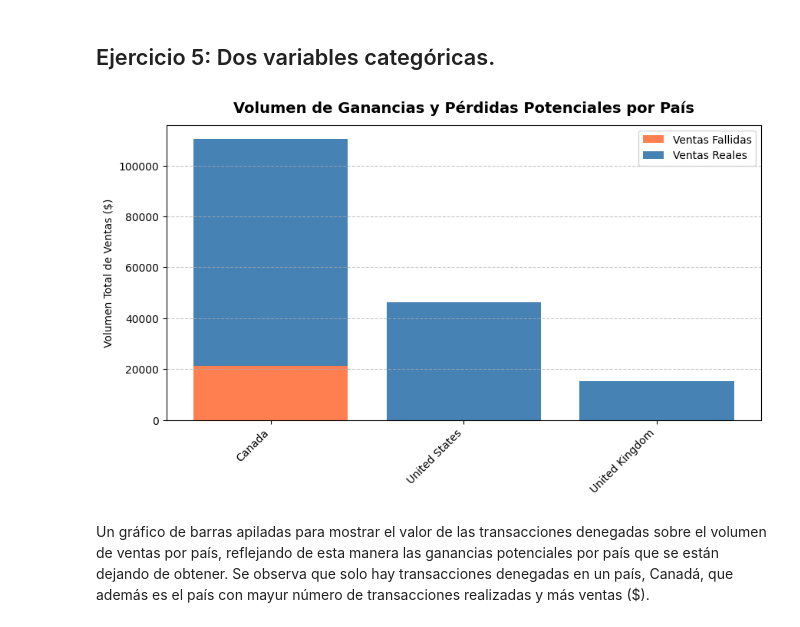
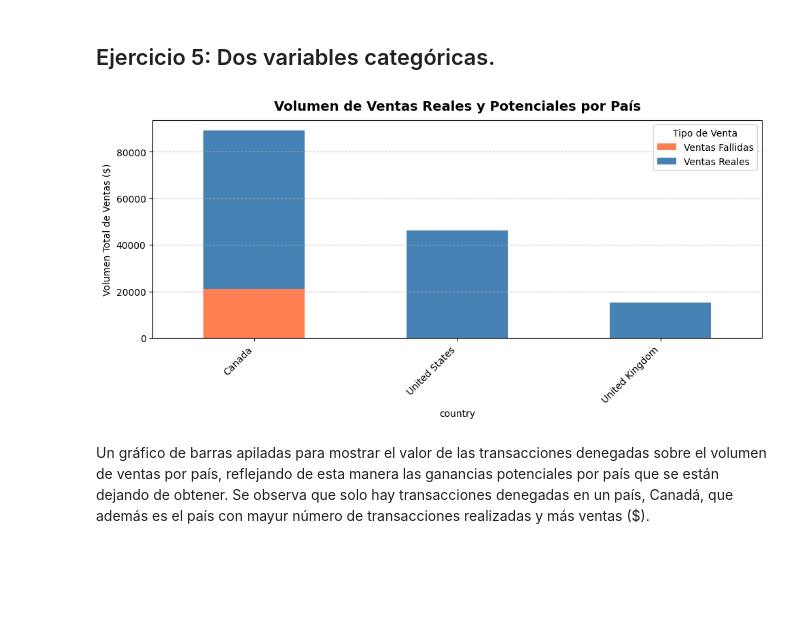
Before and after one commit to Irenenievesmiranda/Bootcamp-Data-Analytics, a Jupyter notebook: Sprint 8/Sprint 8.ipynb, the cells around one changed output. Saved outputs shown, nothing was run; the diff lists cells and outputs as text; code cells hidden in the pictures; blank space fills up the shorter version.

```diff
--- a/Sprint 8/Sprint 8.ipynb
+++ b/Sprint 8/Sprint 8.ipynb
@@ -176,33 +203,38 @@ Un gráfico de barras para mostrar el volumen de ventas por país.
 También se puede observar qué pais aporta mayores ingresos, comparando entre ellos. Si comparamos esta gráfica con la anterior, tiene bastante sentido, ya que el país con más transacciones es también el país que genera más ingresos.
 # %% [markdown]
 ## Ejercicio 5: Dos variables categóricas.
-# %%
-df_transacciones_pais = pd.merge(df_transactions, df_users,             # Primero hago el JOIN/merge para unir la variable country al df_transactions
-                     left_on='user_id', right_on='id',
-                     how='inner')
-
-ventas_totales_pais = df_transacciones_pais.groupby('country')['amount'].sum().sort_values(ascending = False)      # Agrupo por pais y ordeno
-
-
-df_transactions_fallidas = df_transacciones_pais[df_transacciones_pais['declined'] == 1]            # Creo un dataframe filtrado a las transacciones fallidas
-
-# Agrupo por pais, relleno con 0 donde no hay valores y ordeno
-ventas_fallidas_pais = df_transactions_fallidas.groupby('country')['amount'].sum().sort_values(ascending = False)
-ventas_fallidas_pais_alineado = ventas_fallidas_pais.reindex(ventas_totales_pais.index).fillna(0)
-ventas_fallidas_pais_alineado = ventas_fallidas_pais_alineado.sort_values(ascending = False)
-
-
-plt.figure(figsize=(10,5))
-plt.bar(ventas_fallidas_pais_alineado.index, ventas_fallidas_pais_alineado.values, color='coral', label= 'Ventas Fallidas')
-plt.bar(ventas_totales_pais.index, ventas_totales_pais.values, bottom = ventas_fallidas_pais_alineado.values, color= 'steelblue', label = 'Ventas Reales')
-plt.title('Volumen de Ganancias y Pérdidas Potenciales por País', fontsize=14, fontweight = 'bold', y = 1.02)
-plt.ylabel('Volumen Total de Ventas ($)', fontsize=10)
-plt.xticks(rotation=45, ha='right')
-plt.legend()
-plt.grid(axis='y', linestyle='--', alpha=0.7)
-plt.show()
-# %% [output]
-[figure, removed]
+# %%
+ventas_reales_pais
+
+df_transactions_fallidas = df_transactions[df_transactions['declined'] == 1] # Creo un dataframe filtrado a las transacciones fallidas
+
+df_transacciones_fallidas_pais = pd.merge(df_transactions_fallidas, df_users,
+                     left_on='user_id', right_on='id',
+                     how='inner')
+
+df_ventas_pais = pd.DataFrame({
+    'Ventas Reales': ventas_reales_pais,
+    'Ventas Fallidas': ventas_fallidas_pais
+}).fillna(0)
+df_ventas_pais = df_ventas_pais.sort_values(by='Ventas Reales', ascending=False)
+
+plt.figure(figsize=(10,5))
+df_ventas_pais[['Ventas Fallidas', 'Ventas Reales']].plot(
+    kind='bar',
+    stacked=True,
+    ax=plt.gca(), # Esto asegura que se dibuje en la figura actual de matplotlib
+    color=['coral', 'steelblue']
+)
+
+plt.title('Volumen de Ventas Reales y Potenciales por País', fontsize=14, fontweight='bold', y=1.02)
+plt.ylabel('Volumen Total de Ventas ($)', fontsize=10)
+plt.xticks(rotation=45, ha='right')
+plt.legend(title='Tipo de Venta')
+plt.grid(axis='y', linestyle='--', alpha=0.7)
+plt.tight_layout()
+plt.show()
+# %% [output]
+[figure, added]
 # %% [markdown]
 Un gráfico de barras apiladas para mostrar el valor de las transacciones denegadas sobre el volumen de ventas por país, reflejando de esta manera las ganancias potenciales por país que se están dejando de obtener.
 Se observa que solo hay transacciones denegadas en un país, Canadá, que además es el país con mayur número de transacciones realizadas y más ventas ($).
```
Also changed, not shown: parts of 9 cells of this notebook, 1 other file.
